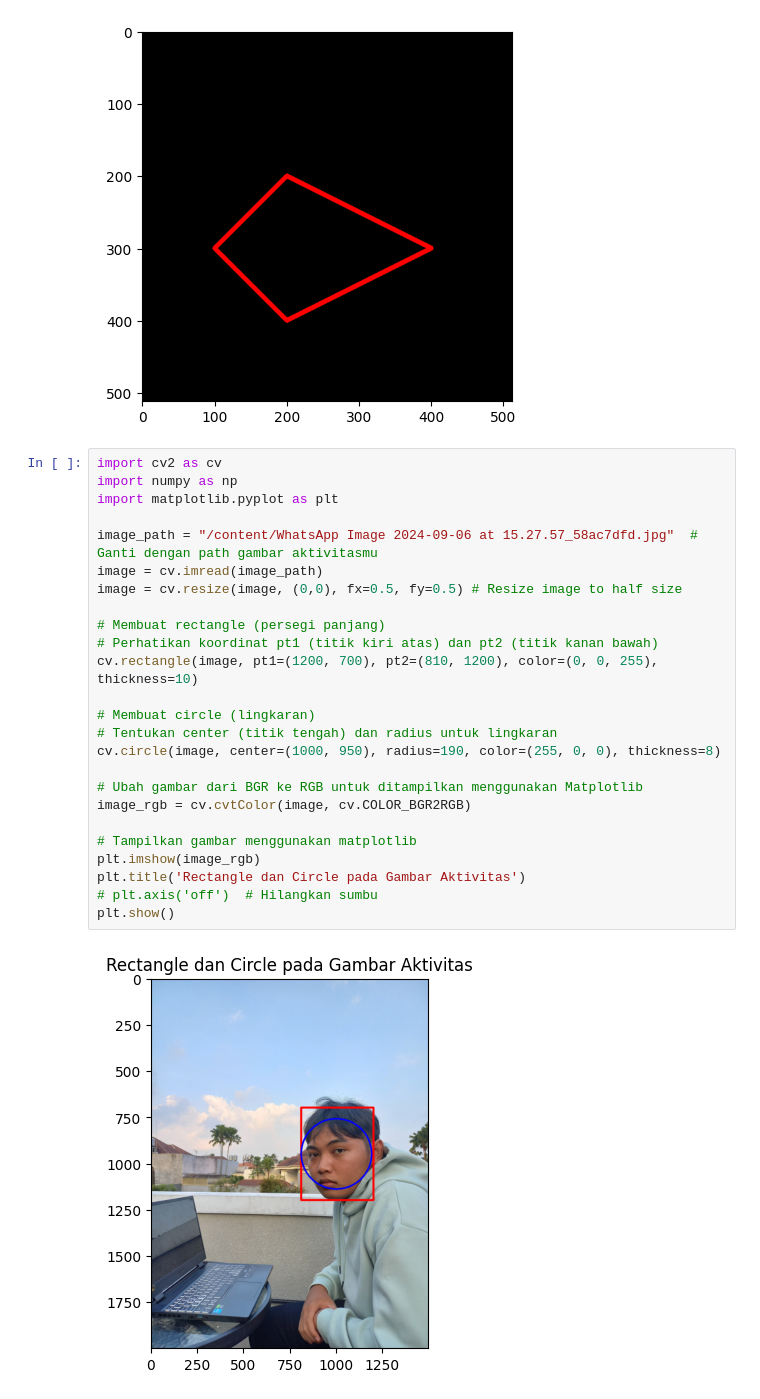
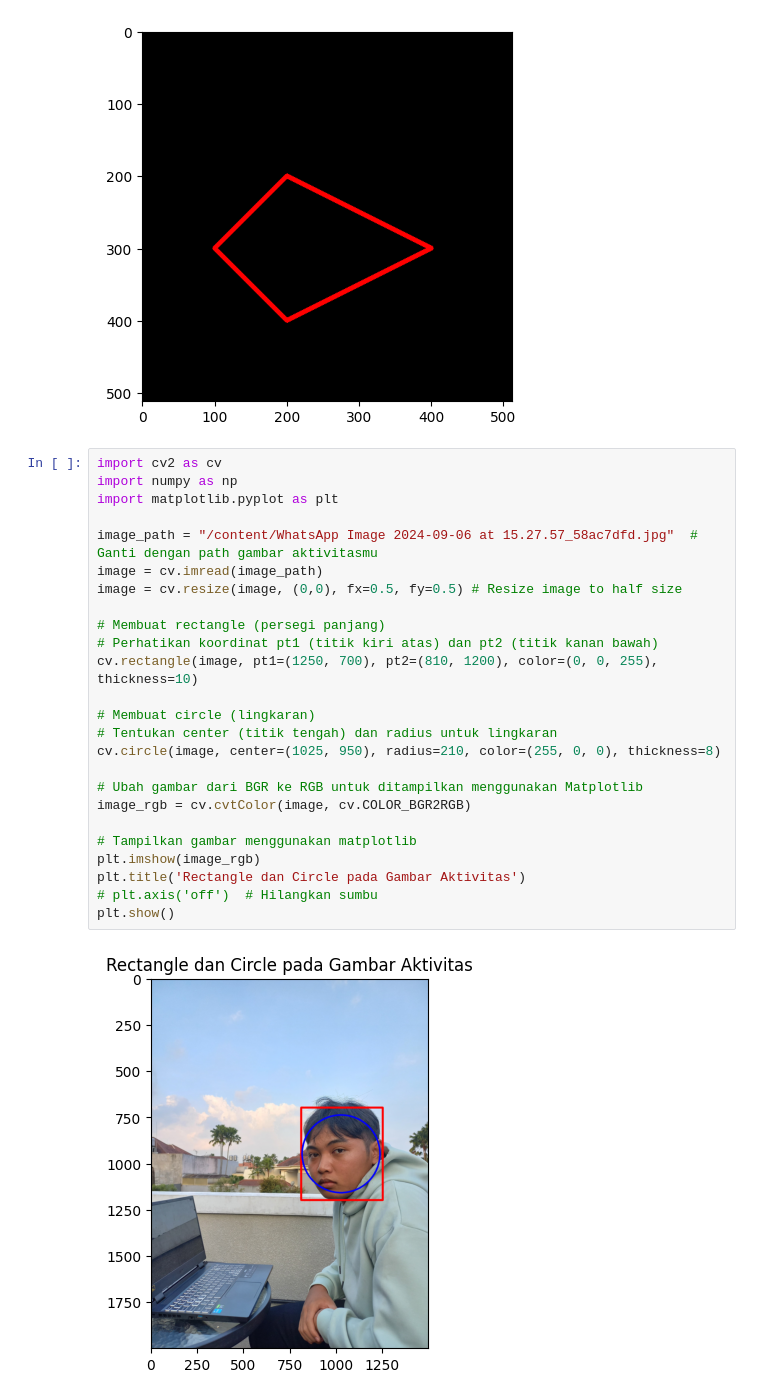
Before and after one commit to ZakiLazuardi987/PCVK_Ganjil_2024, a Jupyter notebook: Week2.ipynb, the cells around one changed output. Drawn from its saved outputs; the diff is of its cells as text.

```diff
--- a/Week2.ipynb
+++ b/Week2.ipynb
@@ -135,27 +135,27 @@ plt.imshow(black_img2)
 # %%
 import cv2 as cv
 import numpy as np
 import matplotlib.pyplot as plt
 
 image_path = "/content/WhatsApp Image 2024-09-06 at 15.27.57_58ac7dfd.jpg"  # Ganti dengan path gambar aktivitasmu
 image = cv.imread(image_path)
 image = cv.resize(image, (0,0), fx=0.5, fy=0.5) # Resize image to half size
 
 # Membuat rectangle (persegi panjang)
 # Perhatikan koordinat pt1 (titik kiri atas) dan pt2 (titik kanan bawah)
-cv.rectangle(image, pt1=(1200, 700), pt2=(810, 1200), color=(0, 0, 255), thickness=10)
+cv.rectangle(image, pt1=(1250, 700), pt2=(810, 1200), color=(0, 0, 255), thickness=10)
 
 # Membuat circle (lingkaran)
 # Tentukan center (titik tengah) dan radius untuk lingkaran
-cv.circle(image, center=(1000, 950), radius=190, color=(255, 0, 0), thickness=8)
+cv.circle(image, center=(1025, 950), radius=210, color=(255, 0, 0), thickness=8)
 
 # Ubah gambar dari BGR ke RGB untuk ditampilkan menggunakan Matplotlib
 image_rgb = cv.cvtColor(image, cv.COLOR_BGR2RGB)
 
 # Tampilkan gambar menggunakan matplotlib
 plt.imshow(image_rgb)
 plt.title('Rectangle dan Circle pada Gambar Aktivitas')
 # plt.axis('off')  # Hilangkan sumbu
 plt.show()
 # %% [output]
-[figure, old version]
+[figure, new version]
```
